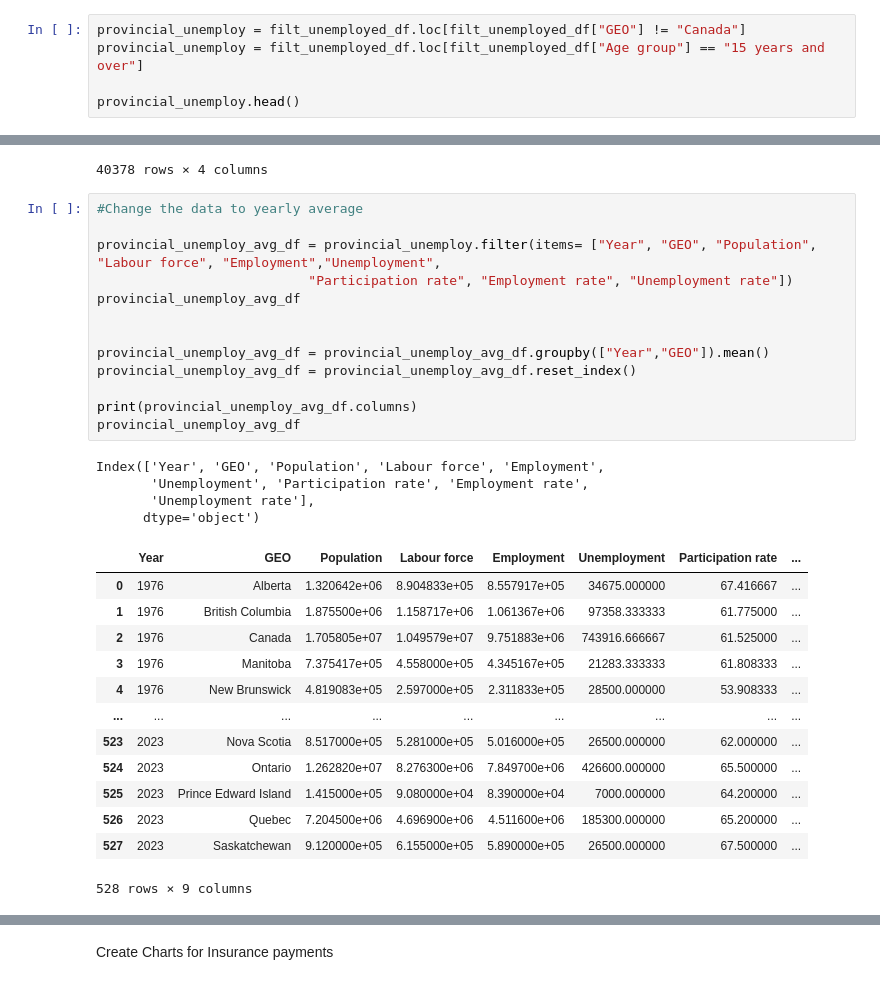
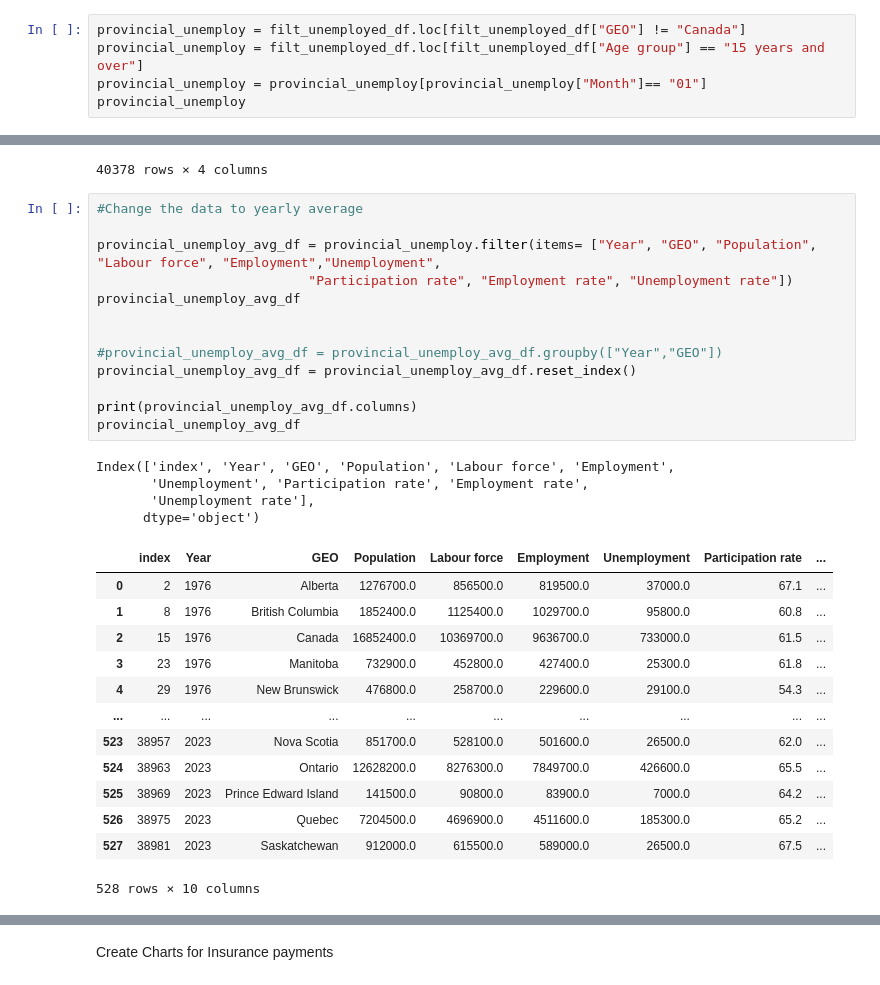
Before and after one commit to Cadeem-M/Unemployment-Analysis, a Jupyter notebook: analysis.ipynb, the cells around one changed output, grey strips where cells are left out. Saved outputs shown, nothing was run; the diff lists cells and outputs as text.

```diff
--- a/analysis.ipynb
+++ b/analysis.ipynb
@@ -86,8 +86,8 @@ array(['Alberta', 'British Columbia', 'Canada', 'Manitoba',
 # %%
 provincial_unemploy = filt_unemployed_df.loc[filt_unemployed_df["GEO"] != "Canada"]
 provincial_unemploy = filt_unemployed_df.loc[filt_unemployed_df["Age group"] == "15 years and over"]
-
-provincial_unemploy.head()
+provincial_unemploy = provincial_unemploy[provincial_unemploy["Month"]== "01"]
+provincial_unemploy
 # %% [output]
 |  | Year | Month | GEO | Age group | Population | Labour force | Employment | Unemployment | ... |
 | 2 | 1976 | 01 | Alberta | 15 years and over | 1276700.0 | 856500.0 | 819500.0 | 37000.0 | ... |
@@ -129,34 +136,34 @@ filt_spending_df
 # %%
 #Change the data to yearly average
 
 provincial_unemploy_avg_df = provincial_unemploy.filter(items= ["Year", "GEO", "Population", "Labour force", "Employment","Unemployment",
                            "Participation rate", "Employment rate", "Unemployment rate"])
 provincial_unemploy_avg_df
 
 
-provincial_unemploy_avg_df = provincial_unemploy_avg_df.groupby(["Year","GEO"]).mean()
+#provincial_unemploy_avg_df = provincial_unemploy_avg_df.groupby(["Year","GEO"])
 provincial_unemploy_avg_df = provincial_unemploy_avg_df.reset_index()
 
 print(provincial_unemploy_avg_df.columns)
 provincial_unemploy_avg_df
 # %% [output]
-Index(['Year', 'GEO', 'Population', 'Labour force', 'Employment',
+Index(['index', 'Year', 'GEO', 'Population', 'Labour force', 'Employment',
        'Unemployment', 'Participation rate', 'Employment rate',
        'Unemployment rate'],
       dtype='object')
-|  | Year | GEO | Population | Labour force | Employment | Unemployment | Participation rate | ... |
-| 0 | 1976 | Alberta | 1.320642e+06 | 8.904833e+05 | 8.557917e+05 | 34675.000000 | 67.416667 | ... |
-| 1 | 1976 | British Columbia | 1.875500e+06 | 1.158717e+06 | 1.061367e+06 | 97358.333333 | 61.775000 | ... |
-| 2 | 1976 | Canada | 1.705805e+07 | 1.049579e+07 | 9.751883e+06 | 743916.666667 | 61.525000 | ... |
-| 3 | 1976 | Manitoba | 7.375417e+05 | 4.558000e+05 | 4.345167e+05 | 21283.333333 | 61.808333 | ... |
-| 4 | 1976 | New Brunswick | 4.819083e+05 | 2.597000e+05 | 2.311833e+05 | 28500.000000 | 53.908333 | ... |
-| ... | ... | ... | ... | ... | ... | ... | ... | ... |
-| 523 | 2023 | Nova Scotia | 8.517000e+05 | 5.281000e+05 | 5.016000e+05 | 26500.000000 | 62.000000 | ... |
-| 524 | 2023 | Ontario | 1.262820e+07 | 8.276300e+06 | 7.849700e+06 | 426600.000000 | 65.500000 | ... |
-| 525 | 2023 | Prince Edward Island | 1.415000e+05 | 9.080000e+04 | 8.390000e+04 | 7000.000000 | 64.200000 | ... |
-| 526 | 2023 | Quebec | 7.204500e+06 | 4.696900e+06 | 4.511600e+06 | 185300.000000 | 65.200000 | ... |
-| 527 | 2023 | Saskatchewan | 9.120000e+05 | 6.155000e+05 | 5.890000e+05 | 26500.000000 | 67.500000 | ... |
+|  | index | Year | GEO | Population | Labour force | Employment | Unemployment | Participation rate | ... |
+| 0 | 2 | 1976 | Alberta | 1276700.0 | 856500.0 | 819500.0 | 37000.0 | 67.1 | ... |
+| 1 | 8 | 1976 | British Columbia | 1852400.0 | 1125400.0 | 1029700.0 | 95800.0 | 60.8 | ... |
+| 2 | 15 | 1976 | Canada | 16852400.0 | 10369700.0 | 9636700.0 | 733000.0 | 61.5 | ... |
+| 3 | 23 | 1976 | Manitoba | 732900.0 | 452800.0 | 427400.0 | 25300.0 | 61.8 | ... |
+| 4 | 29 | 1976 | New Brunswick | 476800.0 | 258700.0 | 229600.0 | 29100.0 | 54.3 | ... |
+| ... | ... | ... | ... | ... | ... | ... | ... | ... | ... |
+| 523 | 38957 | 2023 | Nova Scotia | 851700.0 | 528100.0 | 501600.0 | 26500.0 | 62.0 | ... |
+| 524 | 38963 | 2023 | Ontario | 12628200.0 | 8276300.0 | 7849700.0 | 426600.0 | 65.5 | ... |
+| 525 | 38969 | 2023 | Prince Edward Island | 141500.0 | 90800.0 | 83900.0 | 7000.0 | 64.2 | ... |
+| 526 | 38975 | 2023 | Quebec | 7204500.0 | 4696900.0 | 4511600.0 | 185300.0 | 65.2 | ... |
+| 527 | 38981 | 2023 | Saskatchewan | 912000.0 | 615500.0 | 589000.0 | 26500.0 | 67.5 | ... |
-528 rows × 9 columns
+528 rows × 10 columns
 # %%
 #Merge 2 dataset
 provincial_unemploy_avg_df['Year'] = provincial_unemploy_avg_df['Year'].astype(int)
```
Also changed, not shown: parts of 4 cells of this notebook.
